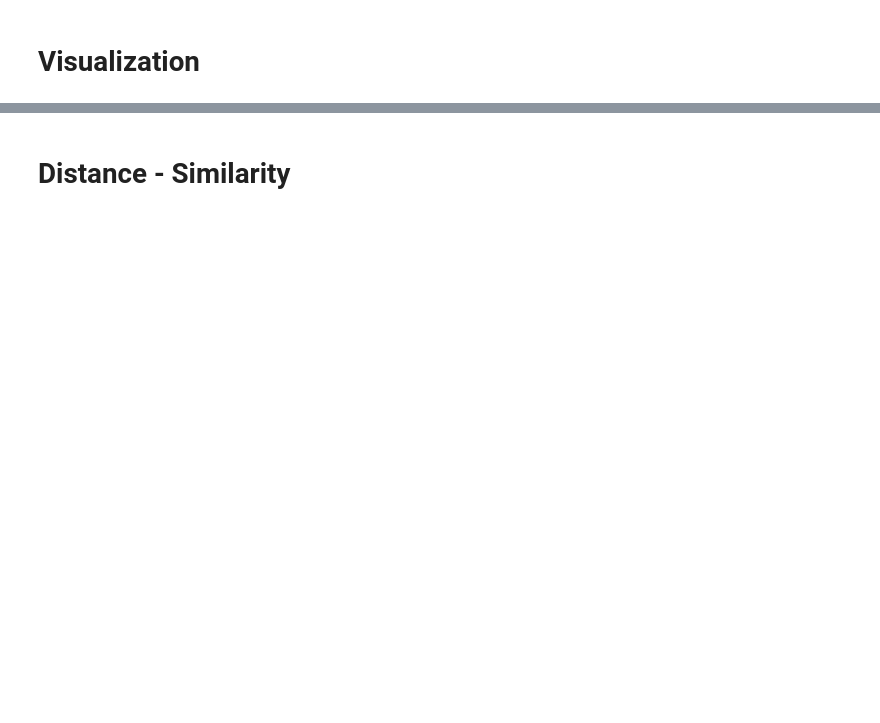
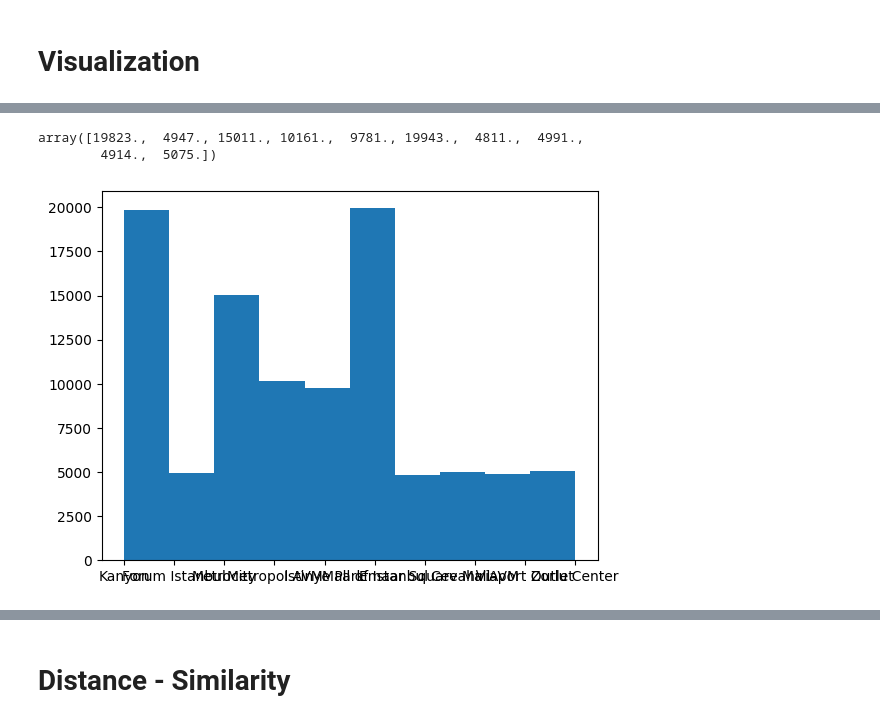
Before and after one commit to Thewaiii/BSC_DPDM23, a Jupyter notebook: Understanding_Data.ipynb, the cells around one changed output, grey strips where cells are left out. Drawn from its saved outputs; the diff is of its cells as text; code cells hidden in the pictures; blank space fills up the shorter version.

```diff
--- a/Understanding_Data.ipynb
+++ b/Understanding_Data.ipynb
@@ -83,0 +137,7 @@ data_from_gsheets.describe()
+# %%
+histoutput = plt.hist(shopping_data['shopping_mall'])
+histoutput[0] #ดูค่าhist
+# %% [output]
+array([19823.,  4947., 15011., 10161.,  9781., 19943.,  4811.,  4991.,
+        4914.,  5075.])
+[figure, added]
```
Also changed, not shown: parts of 53 cells of this notebook.
